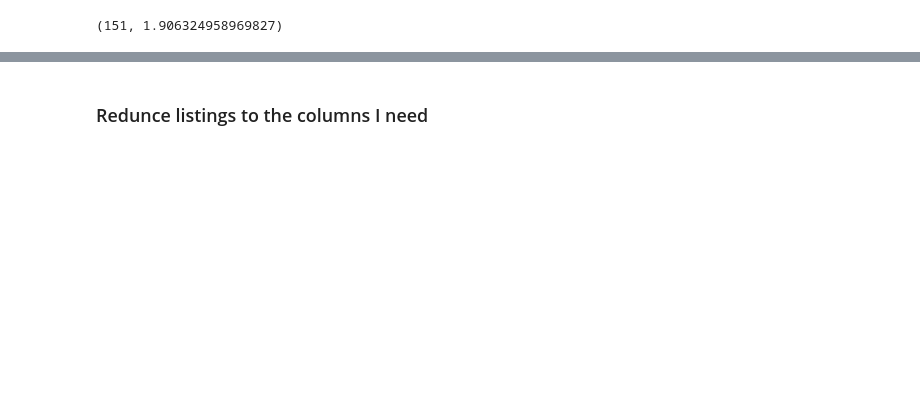
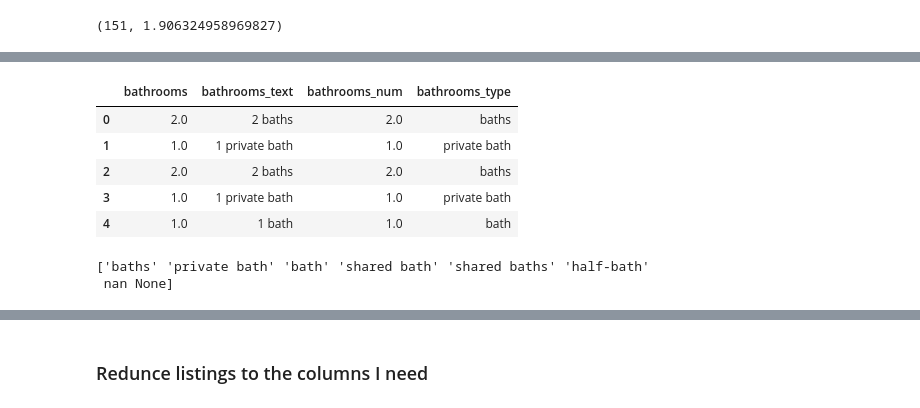
Before and after one commit to Aranidin/Project_ML_SS2025, a Jupyter notebook: Preprocessing/listings_prep.ipynb, the cells around one changed output, grey strips where cells are left out. Drawn from its saved outputs; the diff is of its cells as text; code cells hidden in the pictures; blank space fills up the shorter version.

```diff
--- a/Preprocessing/listings_prep.ipynb
+++ b/Preprocessing/listings_prep.ipynb
@@ -138,7 +164,5 @@ listings[['beds', 'bedrooms']]
 # %%
-beds_row_ids = missing_df[missing_df['column'] == 'beds']['affected_row_ids'].values[0]
-bedrooms_row_ids = missing_df[missing_df['column'] == 'bedrooms']['affected_row_ids'].values[0]
-shared_ids = shared_values(beds_row_ids, bedrooms_row_ids)
+shared_ids = shared_values('beds', 'bedrooms')
 length = len(shared_ids)
 length, (length/listings.shape[0])*100
 # %% [output]
@@ -162,0 +274,16 @@ Index(['id', 'name', 'host_id', 'host_name', 'neighbourhood_group',
+# %%
+listings[['bathrooms_num', 'bathrooms_type']] = listings['bathrooms_text'].str.split(' ', n=1, expand=True)
+listings['bathrooms_num'] = pd.to_numeric(listings['bathrooms_num'], errors='coerce')
+listings[['bathrooms', 'bathrooms_text', 'bathrooms_num', 'bathrooms_type']].head()
+# %% [output]
+|  | bathrooms | bathrooms_text | bathrooms_num | bathrooms_type |
+| 0 | 2.0 | 2 baths | 2.0 | baths |
+| 1 | 1.0 | 1 private bath | 1.0 | private bath |
+| 2 | 2.0 | 2 baths | 2.0 | baths |
+| 3 | 1.0 | 1 private bath | 1.0 | private bath |
+| 4 | 1.0 | 1 bath | 1.0 | bath |
+# %%
+print(listings['bathrooms_type'].unique())
+# %% [output]
+['baths' 'private bath' 'bath' 'shared bath' 'shared baths' 'half-bath'
+ nan None]
```
Also changed, not shown: parts of 26 cells of this notebook, 1 other file.
